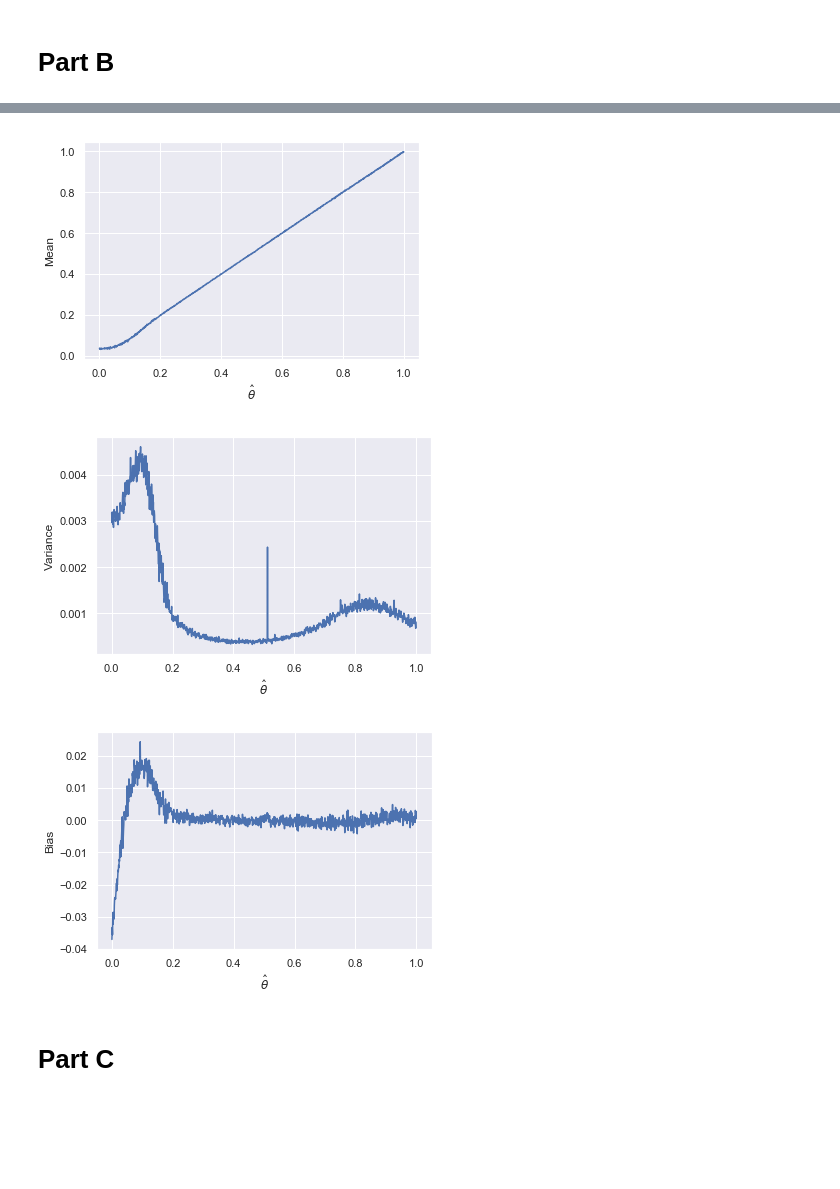
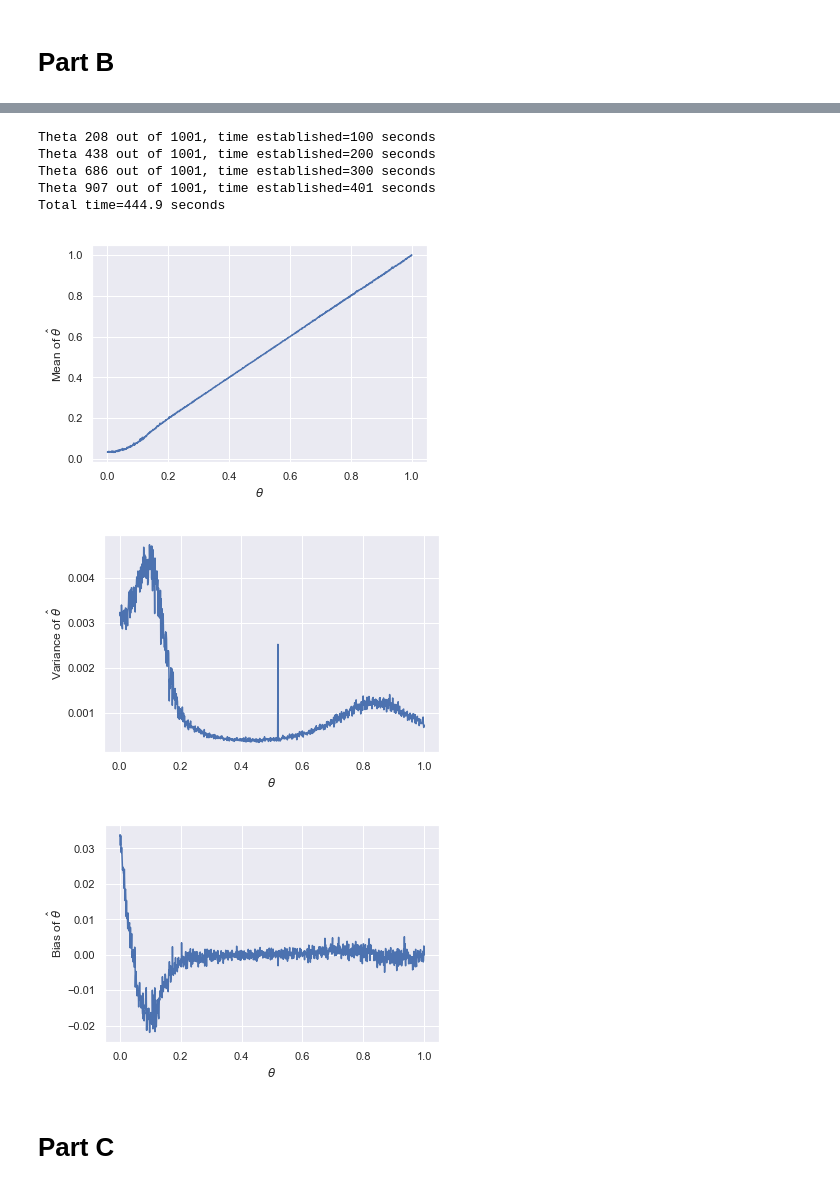
Before and after one commit to kirill5pol/estimation-theory, a Jupyter notebook: Assign3.ipynb, the cells around one changed output, grey strips where cells are left out. Saved outputs shown, nothing was run; the diff lists cells and outputs as text; code cells hidden in the pictures; blank space fills up the shorter version.

Commit message:
Finished part c

```diff
--- a/Assign3.ipynb
+++ b/Assign3.ipynb
@@ -124,32 +131,53 @@ def bias_fn_part_B(theta, theta_hats):
 # %%
+import time
+t = time.time()
+
 # Run Monte-Carlo with theta range [0,1]
-thetas = np.linspace(0,1,1001)
+n_thetas = 1001
+thetas = np.linspace(0, 1, n_thetas)
 
 # Select run values
 theta_hat_0 = 0.5  # intitial theta estimate for scipy least squares function
 n_samples = 1
 sigma_2 = 0.1
 n_mc = 500  # Number of monte-carlo iterations (higher n means more accurate means, vars, & biases)
-bias_fn = bias_fn_part_B
+print_time = 100  # Print every x seconds
 
 # Initialize a arrays for the mean, variance, and bias
 mus = np.zeros_like(thetas)
 sigmas = np.zeros_like(thetas)
 biases = np.zeros_like(thetas)
+mses = np.zeros_like(thetas)
+theta_hats = np.zeros(thetas.shape + (n_mc,))
+sq_errs = np.zeros(thetas.shape + (n_mc,))
 
+prev_t = t
 for i, theta in enumerate(thetas):
-    mus[i], sigmas[i], biases[i] = estimate_theta_info(theta, theta_hat_0, n_samples, sigma_2, n_mc, bias_fn)
+    # Print progress every x seconds
+    if time.time() - prev_t > print_time:
+        prev_t = time.time()
+        print(f'Theta {i} out of {n_thetas}, time established={time.time() - t:.0f} seconds')
+
+    mus[i], sigmas[i], biases[i], mses[i], sq_errs[i], theta_hats[i] = estimate_theta_info(theta, theta_hat_0, n_samples, sigma_2, n_mc)
+
+print(f'Total time={time.time() - t:.1f} seconds')  # Time the run to estimate length of more accurate experiments
+# %% [output]
+Theta 208 out of 1001, time established=100 seconds
+Theta 438 out of 1001, time established=200 seconds
+Theta 686 out of 1001, time established=300 seconds
+Theta 907 out of 1001, time established=401 seconds
+Total time=444.9 seconds
 # %%
 ys = [mus, sigmas, biases]
-ylabels = ['Mean', 'Variance', 'Bias']
+ylabels = ['Mean of $\hat \\theta$', 'Variance of $\hat \\theta$', 'Bias of $\hat \\theta$']
 
-for y, ylabel, ylim in zip(ys, ylabels, ylims):
+for y, ylabel in zip(ys, ylabels):
     plt.plot(thetas, y)
-    plt.xlabel('$\hat \\theta $')
+    plt.xlabel('$\\theta$')
     plt.ylabel(ylabel)
     plt.show()
 # %% [output]
-[figure, old version]
+[figure, new version]
-[figure, old version]
+[figure, new version]
-[figure, old version]
+[figure, new version]
 # %% [markdown]
```
Also changed, not shown: parts of 7 cells of this notebook.
